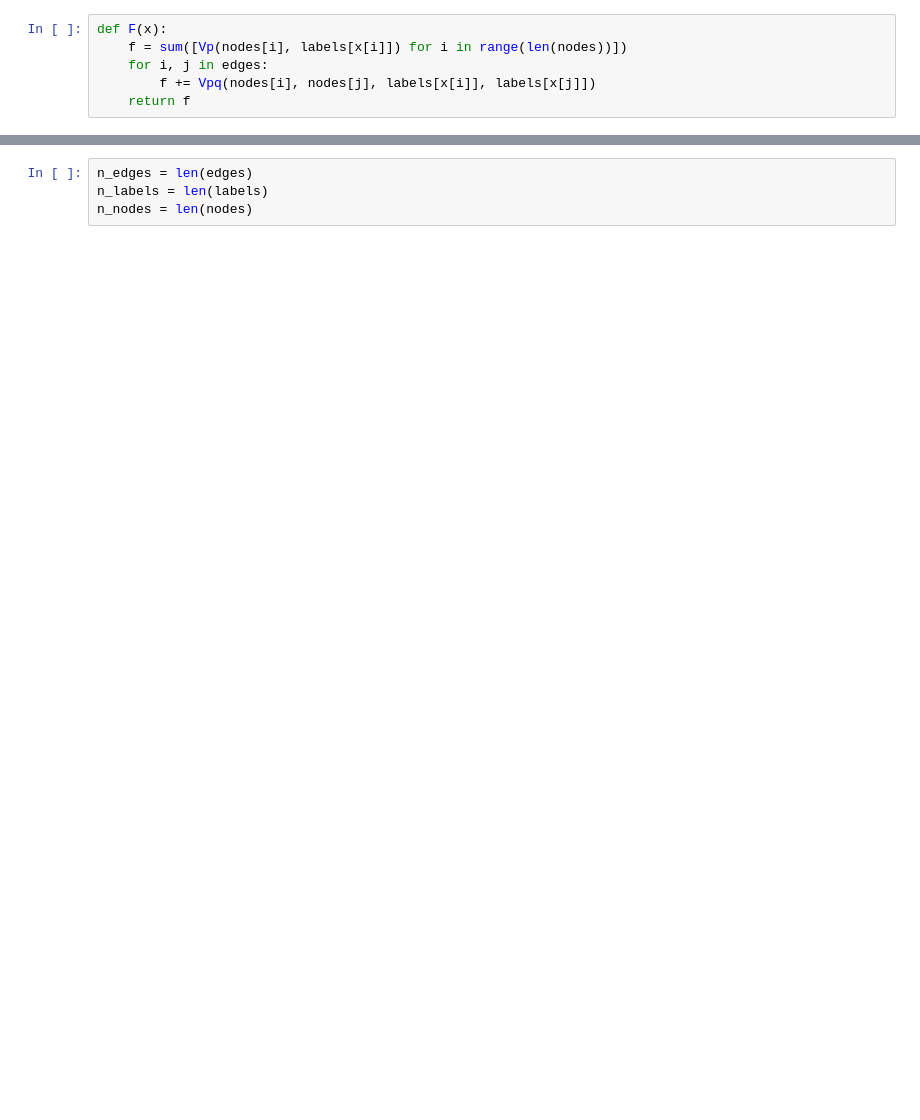
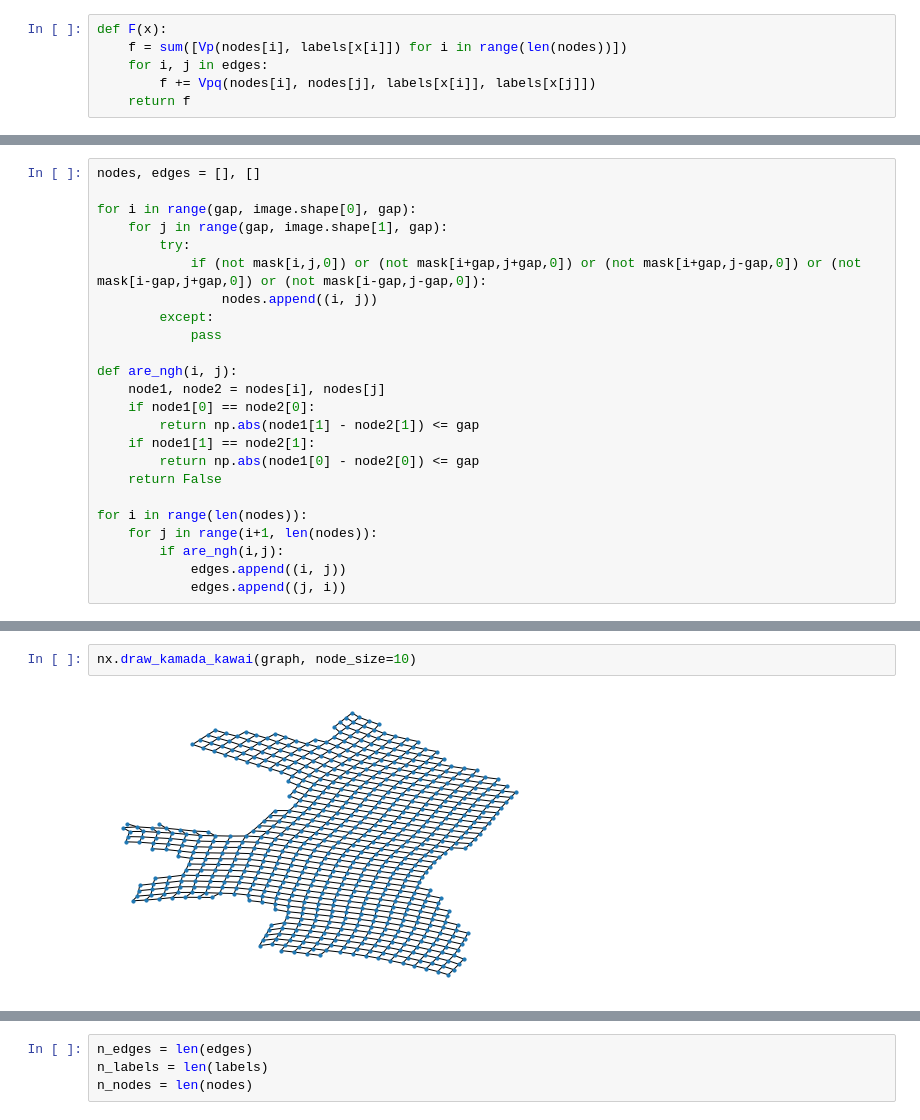
Before and after one commit to QuentinBlampey/grm_belief_propagation, a Jupyter notebook: exploration/loopy_bp.ipynb, the cells around one changed output, grey strips where cells are left out. Drawn from its saved outputs; the diff is of its cells as text; blank space fills up the shorter version.

```diff
--- a/exploration/loopy_bp.ipynb
+++ b/exploration/loopy_bp.ipynb
@@ -140,0 +119,24 @@ plt.show()
+# %%
+nodes, edges = [], []
+
+for i in range(gap, image.shape[0], gap):
+    for j in range(gap, image.shape[1], gap):
+        try:
+            if (not mask[i,j,0]) or (not mask[i+gap,j+gap,0]) or (not mask[i+gap,j-gap,0]) or (not mask[i-gap,j+gap,0]) or (not mask[i-gap,j-gap,0]):
+                nodes.append((i, j))
+        except:
+            pass
+
+def are_ngh(i, j):
+    node1, node2 = nodes[i], nodes[j]
+    if node1[0] == node2[0]:
+        return np.abs(node1[1] - node2[1]) <= gap
+    if node1[1] == node2[1]:
+        return np.abs(node1[0] - node2[0]) <= gap
+    return False
+
+for i in range(len(nodes)):
+    for j in range(i+1, len(nodes)):
+        if are_ngh(i,j):
+            edges.append((i, j))
+            edges.append((j, i))
@@ -140,0 +151,4 @@ plt.show()
+# %%
+nx.draw_kamada_kawai(graph, node_size=10)
+# %% [output]
+[figure, added]
```
Also changed, not shown: parts of 34 cells of this notebook.
